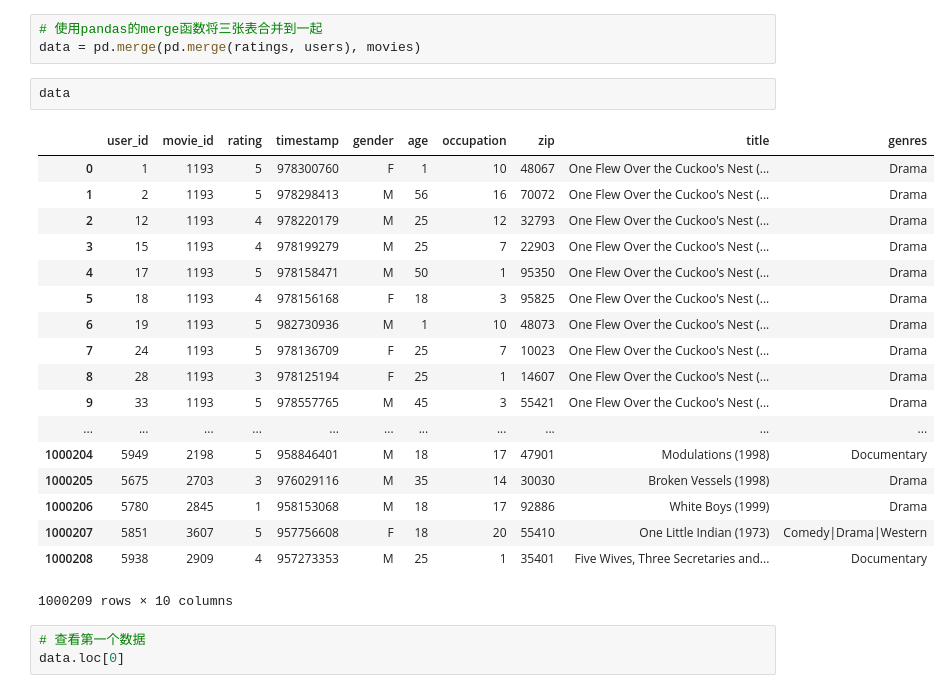
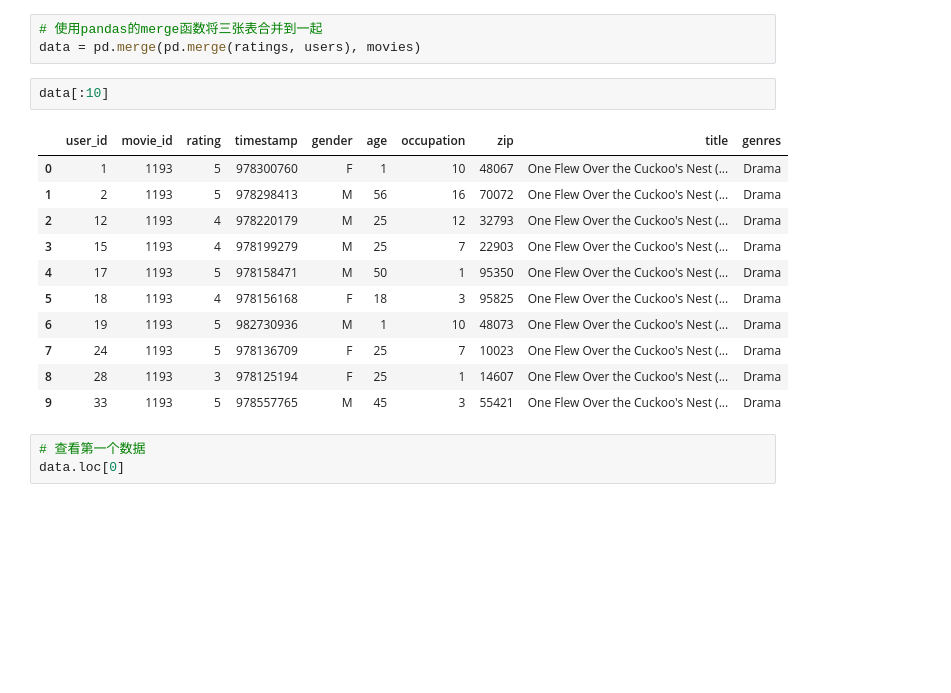
Before and after one commit to KayleLong/kayle-notes, a Jupyter notebook: Group/2112/code/da.ipynb, the cells around one changed output. Saved outputs shown, nothing was run; the diff lists cells and outputs as text; blank space fills up the shorter version.

```diff
--- a/Group/2112/code/da.ipynb
+++ b/Group/2112/code/da.ipynb
@@ -254,26 +254,19 @@ movies[:5]
 # 使用pandas的merge函数将三张表合并到一起
 data = pd.merge(pd.merge(ratings, users), movies)
 # %%
-data
+data[:10]
 # %% [output]
 |  | user_id | movie_id | rating | timestamp | gender | age | occupation | zip | title | genres |
 | 0 | 1 | 1193 | 5 | 978300760 | F | 1 | 10 | 48067 | One Flew Over the Cuckoo's Nest (... | Drama |
 | 1 | 2 | 1193 | 5 | 978298413 | M | 56 | 16 | 70072 | One Flew Over the Cuckoo's Nest (... | Drama |
 | 2 | 12 | 1193 | 4 | 978220179 | M | 25 | 12 | 32793 | One Flew Over the Cuckoo's Nest (... | Drama |
 | 3 | 15 | 1193 | 4 | 978199279 | M | 25 | 7 | 22903 | One Flew Over the Cuckoo's Nest (... | Drama |
 | 4 | 17 | 1193 | 5 | 978158471 | M | 50 | 1 | 95350 | One Flew Over the Cuckoo's Nest (... | Drama |
 | 5 | 18 | 1193 | 4 | 978156168 | F | 18 | 3 | 95825 | One Flew Over the Cuckoo's Nest (... | Drama |
 | 6 | 19 | 1193 | 5 | 982730936 | M | 1 | 10 | 48073 | One Flew Over the Cuckoo's Nest (... | Drama |
 | 7 | 24 | 1193 | 5 | 978136709 | F | 25 | 7 | 10023 | One Flew Over the Cuckoo's Nest (... | Drama |
 | 8 | 28 | 1193 | 3 | 978125194 | F | 25 | 1 | 14607 | One Flew Over the Cuckoo's Nest (... | Drama |
 | 9 | 33 | 1193 | 5 | 978557765 | M | 45 | 3 | 55421 | One Flew Over the Cuckoo's Nest (... | Drama |
-| ... | ... | ... | ... | ... | ... | ... | ... | ... | ... | ... |
-| 1000204 | 5949 | 2198 | 5 | 958846401 | M | 18 | 17 | 47901 | Modulations (1998) | Documentary |
-| 1000205 | 5675 | 2703 | 3 | 976029116 | M | 35 | 14 | 30030 | Broken Vessels (1998) | Drama |
-| 1000206 | 5780 | 2845 | 1 | 958153068 | M | 18 | 17 | 92886 | White Boys (1999) | Drama |
-| 1000207 | 5851 | 3607 | 5 | 957756608 | F | 18 | 20 | 55410 | One Little Indian (1973) | Comedy|Drama|Western |
-| 1000208 | 5938 | 2909 | 4 | 957273353 | M | 25 | 1 | 35401 | Five Wives, Three Secretaries and... | Documentary |
-1000209 rows × 10 columns
 # %%
 # 查看第一个数据
 data.loc[0]
```
Also changed, not shown: parts of 6 cells of this notebook.
